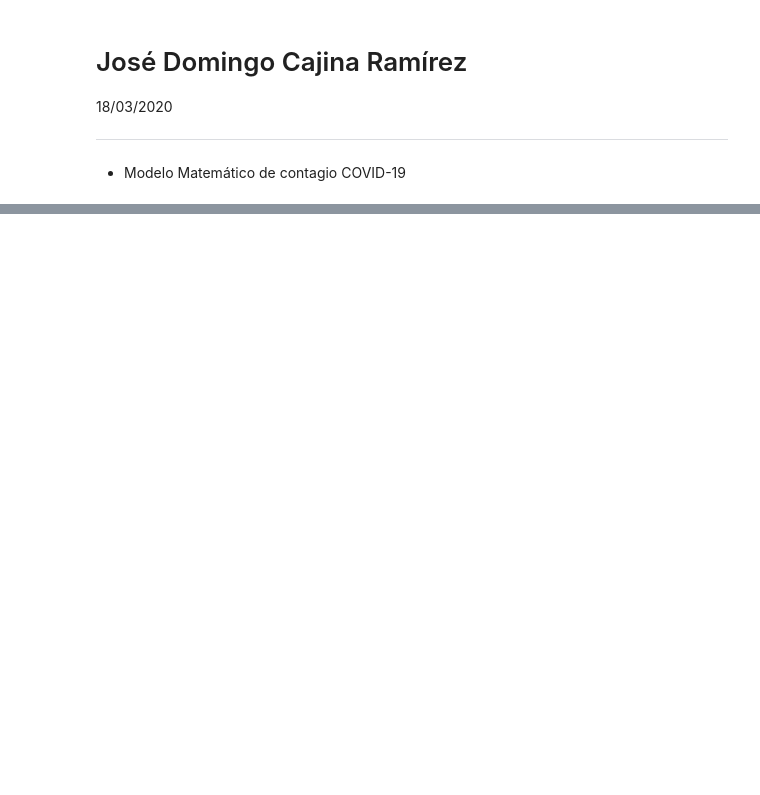
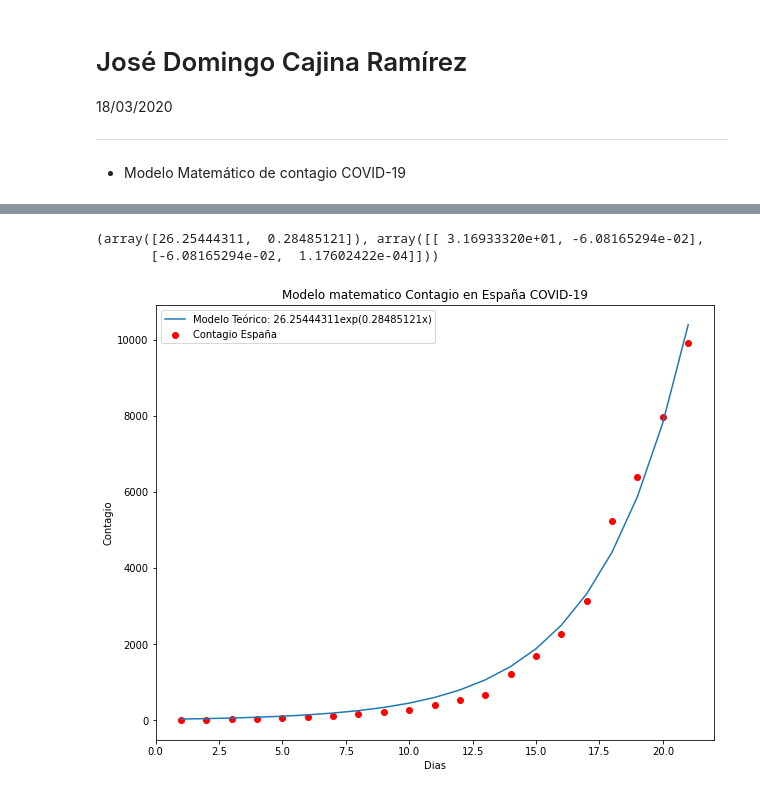
Before and after one commit to Physicworld/COVID19, a Jupyter notebook: Modelo__contagio_COVID_19.ipynb, the cells around one changed output, grey strips where cells are left out. Saved outputs shown, nothing was run; the diff lists cells and outputs as text; code cells hidden in the pictures; blank space fills up the shorter version.

Commit message:
graficos de ajustes matematicos

```diff
--- a/Modelo__contagio_COVID_19.ipynb
+++ b/Modelo__contagio_COVID_19.ipynb
@@ -52,0 +35,25 @@ plt.show()
+# %%
+x = data['Dia']
+y = data['Casos']
+#print(np.polyfit(x, np.log(y), 1))
+print(curve_fit(lambda t,a,b: a*np.exp(b*t),  x,  y,  p0=(10, 0.3)))
+# %% [output]
+(array([26.25444311,  0.28485121]), array([[ 3.16933320e+01, -6.08165294e-02],
+       [-6.08165294e-02,  1.17602422e-04]]))
+# %%
+#y_teorica = 26.25444311exp(0.28485121x)
+
+y_teorica = 26.25444311*np.exp(0.28485121*x)
+# %%
+fig = plt.figure(figsize=(10,8))
+ax = fig.add_subplot()
+ax.scatter(data['Dia'],data['Casos'], label="Contagio España", c="red")
+ax.plot(x, y_teorica, label = "Modelo Teórico: 26.25444311exp(0.28485121x)")
+plt.xlabel("Dias")
+plt.ylabel("Contagio")
+plt.title("Modelo matematico Contagio en España COVID-19")
+plt.legend()
+plt.savefig("Modelo Matemático")
+plt.show()
+# %% [output]
+[figure, added]
```
Also changed, not shown: parts of 6 cells of this notebook.
